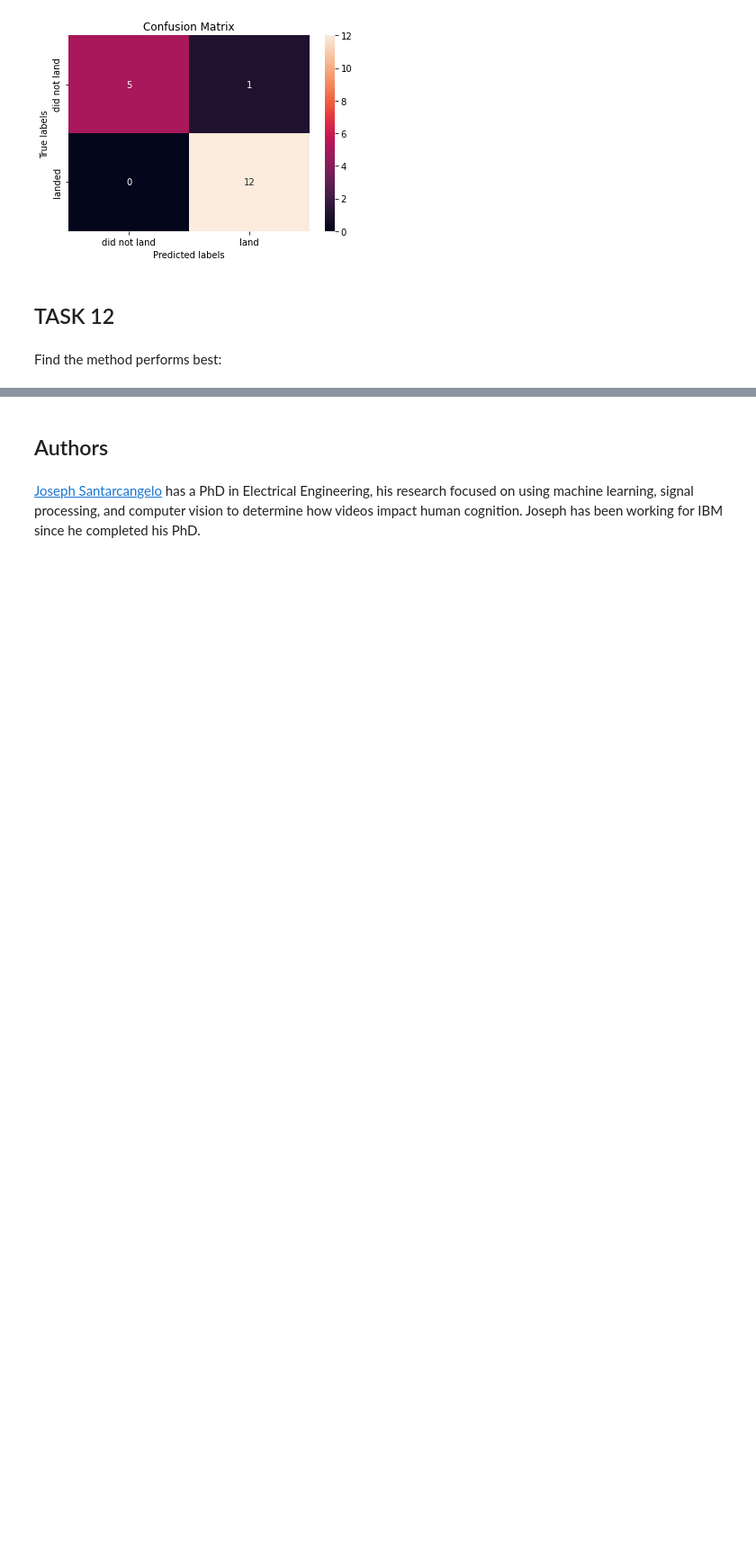
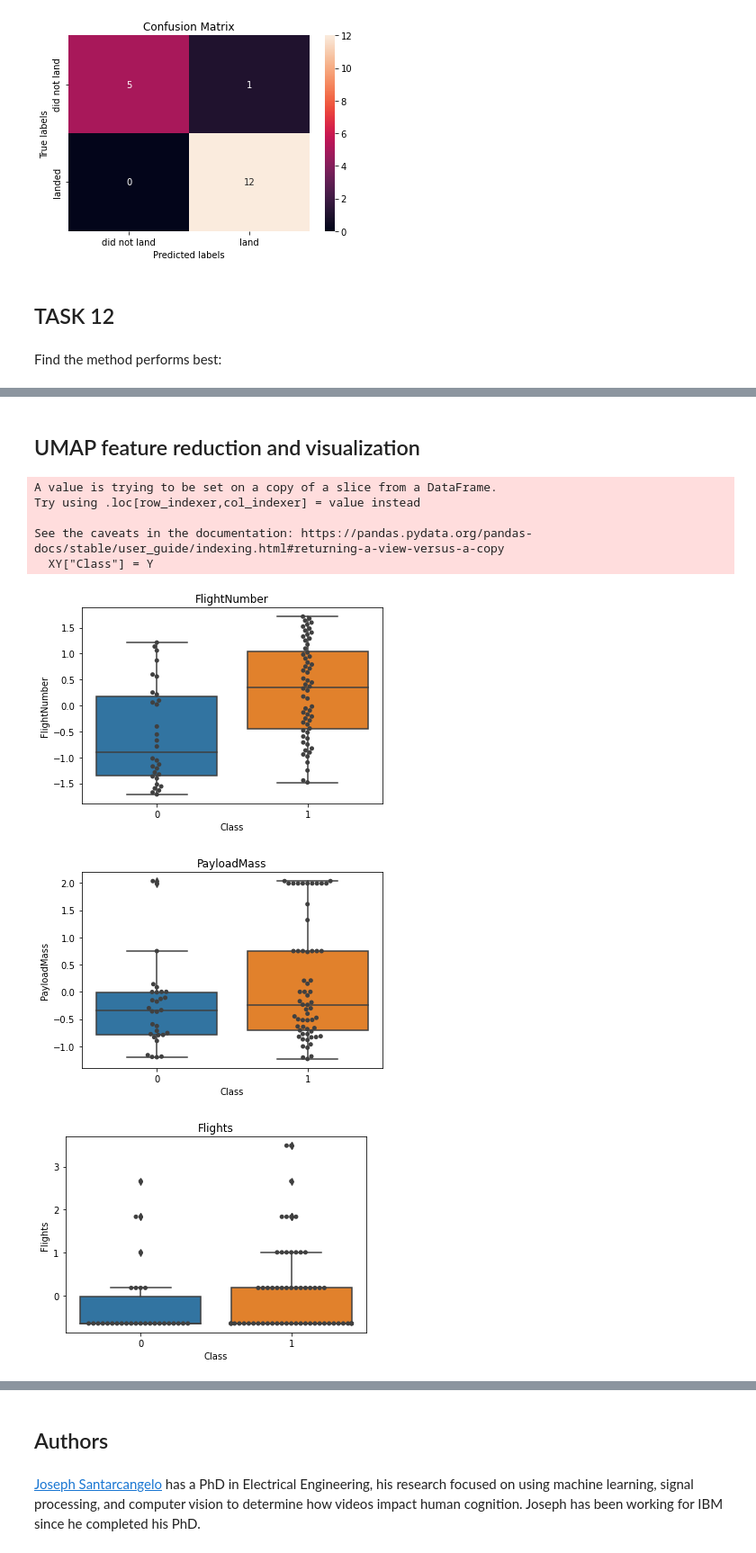
Before and after one commit to cspielvogel/Applied-Data-Science-Capstone, a Jupyter notebook: Machine Learning Prediction Lab.ipynb, the cells around one changed output, grey strips where cells are left out. Shown at 90% size. Drawn from its saved outputs; the diff is of its cells as text; code cells hidden in the pictures; blank space fills up the shorter version.

```diff
--- a/Machine Learning Prediction Lab.ipynb
+++ b/Machine Learning Prediction Lab.ipynb
@@ -333,0 +441,17 @@ Best classifier(s): ['logreg_cv', 'svm_cv', 'knn_cv'] with ACC 0.944444444444444
+# %%
+# SVM
+parameters = {'kernel':('linear', 'rbf','poly','rbf', 'sigmoid'),
+              'C': np.logspace(-3, 3, 5),
+              'gamma':np.logspace(-3, 3, 5)}
+svm = SVC()
+
+svm_cv = GridSearchCV(svm, parameters, cv=10)
+svm_cv.fit(X, Y)
+
+print("tuned hpyerparameters :(best parameters) ",svm_cv.best_params_)
+print("accuracy :",svm_cv.best_score_)
+
+svm_cv.score(X_test, Y_test)
+
+yhat=svm_cv.predict(X_test)
+plot_confusion_matrix(Y_test,yhat)
@@ -333,0 +487,18 @@ Best classifier(s): ['logreg_cv', 'svm_cv', 'knn_cv'] with ACC 0.944444444444444
+# %%
+# kNN
+parameters = {'n_neighbors': [1, 2, 3, 4, 5, 6, 7, 8, 9, 10],
+              'algorithm': ['auto', 'ball_tree', 'kd_tree', 'brute'],
+              'p': [1,2]}
+
+KNN = KNeighborsClassifier()
+
+knn_cv = GridSearchCV(KNN, parameters, cv=10)
+knn_cv.fit(X, Y)
+
+print("tuned hpyerparameters :(best parameters) ",knn_cv.best_params_)
+print("accuracy :",knn_cv.best_score_)
+
+knn_cv.score(X_test, Y_test)
+
+yhat = knn_cv.predict(X_test)
+plot_confusion_matrix(Y_test,yhat)
@@ -333,0 +563,20 @@ Best classifier(s): ['logreg_cv', 'svm_cv', 'knn_cv'] with ACC 0.944444444444444
+# %% [markdown]
+## UMAP feature reduction and visualization
+# %%
+XY = X[:]
+XY["Class"] = Y
+
+for feat in XY.columns:
+    ax = sns.boxplot(data=XY, x="Class", y=feat)
+    ax = sns.swarmplot(data=XY, x="Class", y=feat, color=".25")
+    ax.set_title(feat)
+    plt.show()
+# %% [output]
+A value is trying to be set on a copy of a slice from a DataFrame.
+Try using .loc[row_indexer,col_indexer] = value instead
+
+See the caveats in the documentation: https://pandas.pydata.org/pandas-docs/stable/user_guide/indexing.html#returning-a-view-versus-a-copy
+  XY["Class"] = Y
+[figure, added]
+[figure, added]
+[figure, added]
```
Also changed, not shown: parts of 19 cells of this notebook.
